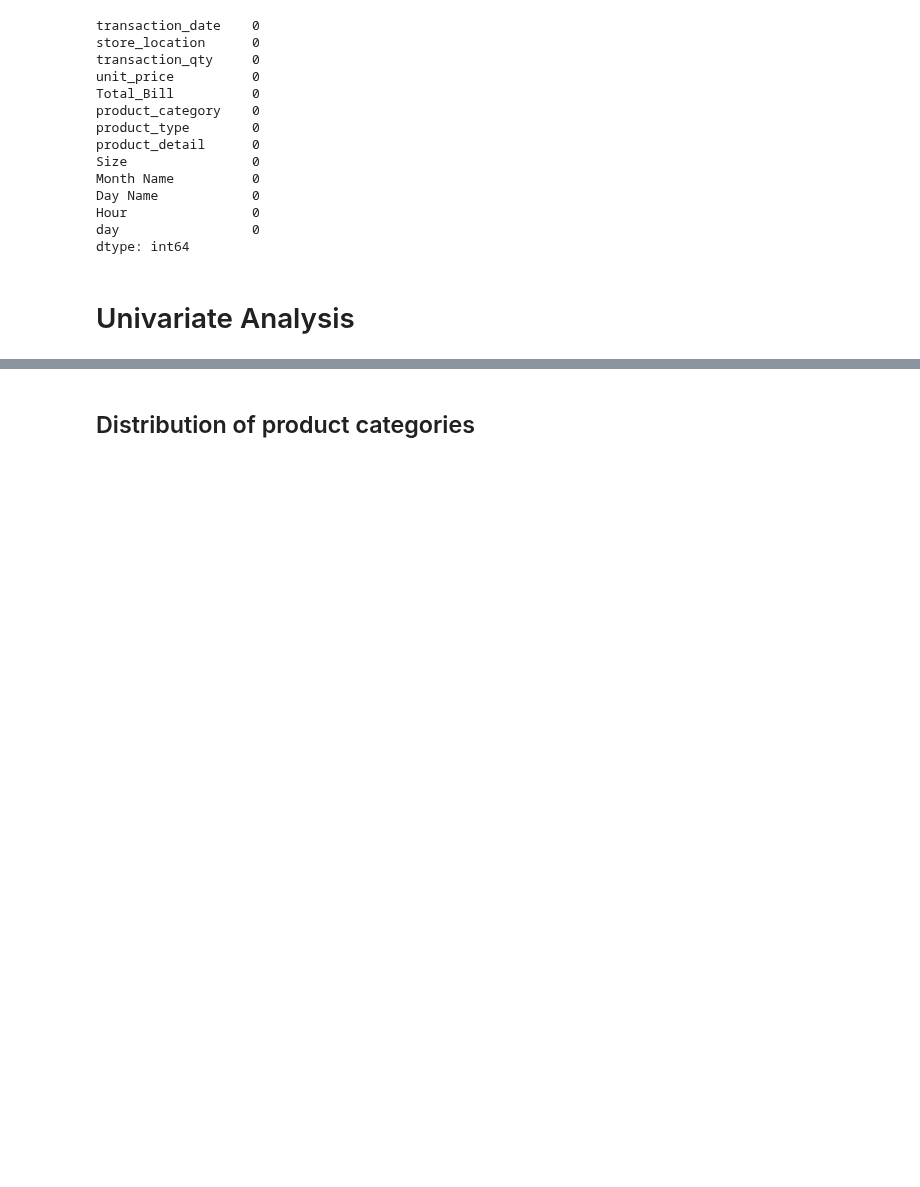
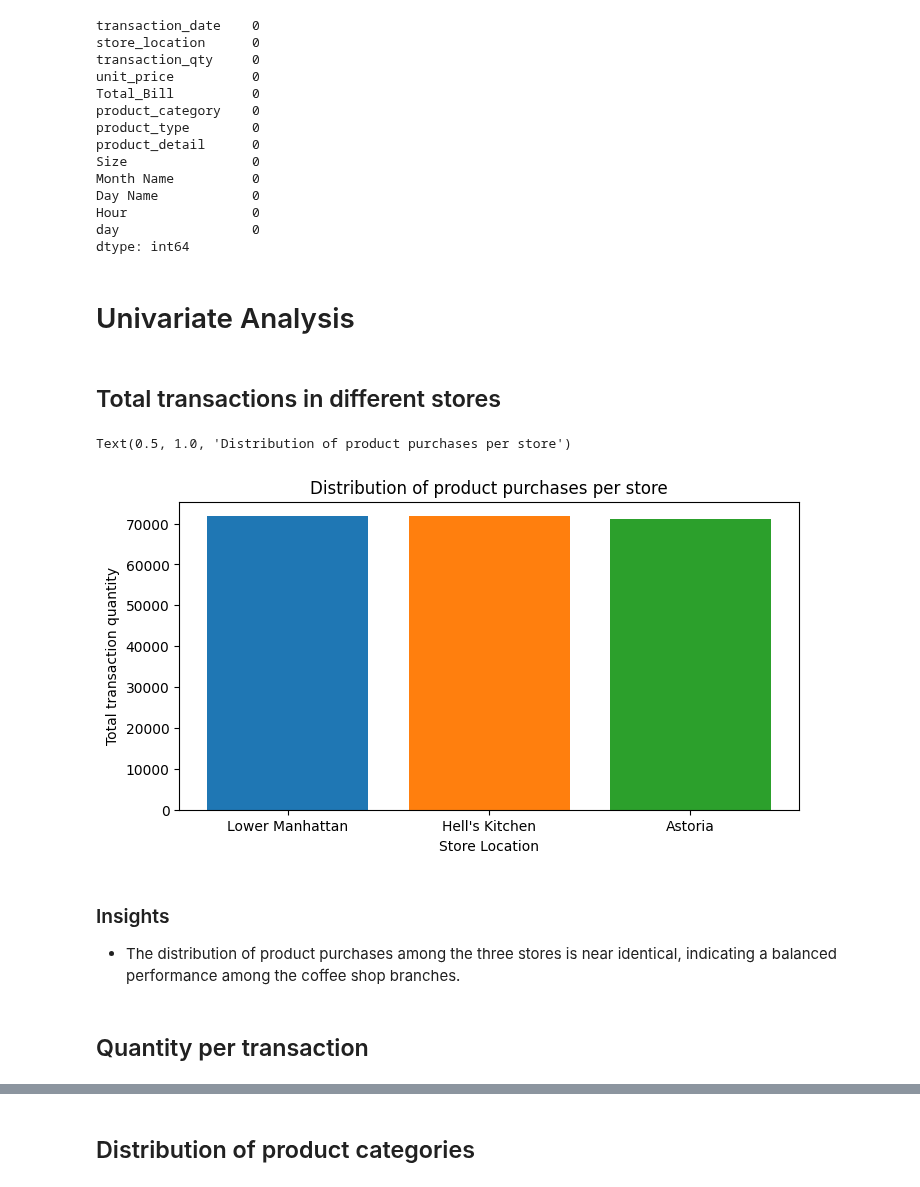
Before and after one commit to mlcuadra1/Coffee-Shop-EDA, a Jupyter notebook: notebooks/Script 2 - EDA.ipynb, the cells around one changed output, grey strips where cells are left out. Cells and saved outputs as stored; diff of their text form; code cells hidden in the pictures; blank space fills up the shorter version.

Commit message:
Rearrange univariate, add product type

```diff
--- a/notebooks/Script 2 - EDA.ipynb
+++ b/notebooks/Script 2 - EDA.ipynb
@@ -82,3 +82,23 @@ figsize1_1 = (8,4)
 figsize1_2 = (16, 5)
 # %% [markdown]
 # Univariate Analysis
+# %% [markdown]
+## Total transactions in different stores
+# %%
+store_transactions = data.groupby('store_location')['transaction_qty'].sum().sort_values(ascending=False)
+
+fig9, ax0 = plt.subplots(figsize=figsize1_1)
+color_trio = ['#1f77b4', '#ff7f0e', '#2ca02c']
+ax0.bar(store_transactions.index, store_transactions.values, color=color_trio)
+
+ax0.set_xlabel('Store Location')
+ax0.set_ylabel('Total transaction quantity')
+ax0.set_title('Distribution of product purchases per store')
+# %% [output]
+Text(0.5, 1.0, 'Distribution of product purchases per store')
+[figure, added]
+# %% [markdown]
+### Insights
+- The distribution of product purchases among the three stores is near identical, indicating a balanced performance among the coffee shop branches.
+# %% [markdown]
+## Quantity per transaction
```
Also changed, not shown: parts of 16 cells of this notebook.
